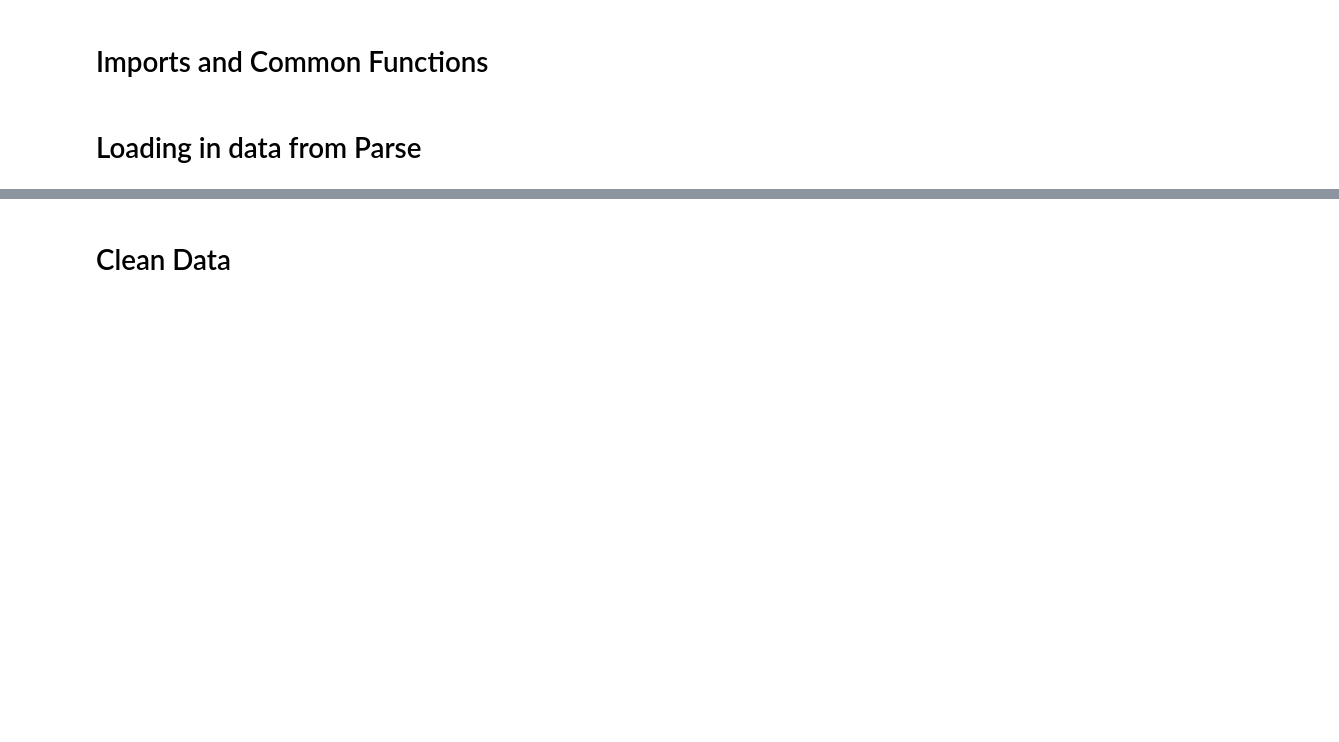
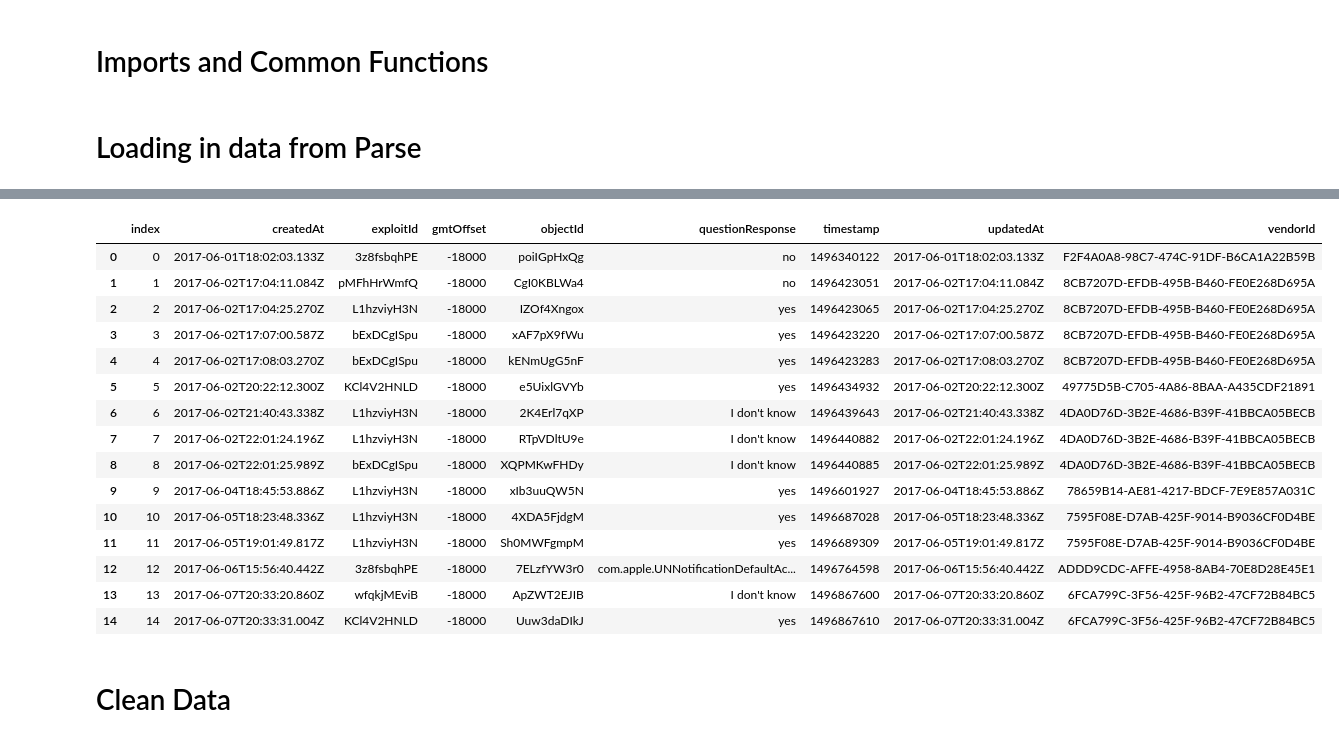
Before and after one commit to NUDelta/les-study-analysis, a Jupyter notebook: expand-exploit-study-analysis.ipynb, the cells around one changed output, grey strips where cells are left out. Cells and saved outputs as stored; diff of their text form; code cells hidden in the pictures; blank space fills up the shorter version.

```diff
--- a/expand-exploit-study-analysis.ipynb
+++ b/expand-exploit-study-analysis.ipynb
@@ -61,3 +63,13 @@ debug_string_cols = ['objectId', 'vendor_id', 'console_string']
 debug['createdAt'] = (pd.to_datetime(debug['createdAt']).astype(np.int64) // 10**9)
 debug['updatedAt'] = (pd.to_datetime(debug['updatedAt']).astype(np.int64) // 10**9)
 debug[debug_string_cols] = debug[debug_string_cols].astype(str)
+# %%
+base_url = 'https://les-expand.herokuapp.com/parse/classes/'
+header = {'X-Parse-Application-Id': 'PkngqKtJygU9WiQ1GXM9eC0a17tKmioKKmpWftYr'}
+data = {'limit': '10000'}
+
+resp = requests.get(base_url + 'exploitNotification', headers=header, data=data)
+exploitNotifications = pd.DataFrame(resp.json()['results'])
+
+resp = requests.get(base_url + 'exploitResponses', headers=header, data=data)
+exploitResponses = pd.DataFrame(resp.json()['results'])
@@ -64,3 +96,22 @@ debug[debug_string_cols] = debug[debug_string_cols].astype(str)
+# %%
+exploitNotifications[exploitNotifications['vendorId'] != kapil_vendor_id]
+# %% [output]
+|  | index | createdAt | exploitId | gmtOffset | objectId | questionResponse | timestamp | updatedAt | vendorId |
+| 0 | 0 | 2017-06-01T18:02:03.133Z | 3z8fsbqhPE | -18000 | poiIGpHxQg | no | 1496340122 | 2017-06-01T18:02:03.133Z | F2F4A0A8-98C7-474C-91DF-B6CA1A22B59B |
+| 1 | 1 | 2017-06-02T17:04:11.084Z | pMFhHrWmfQ | -18000 | CgI0KBLWa4 | no | 1496423051 | 2017-06-02T17:04:11.084Z | 8CB7207D-EFDB-495B-B460-FE0E268D695A |
+| 2 | 2 | 2017-06-02T17:04:25.270Z | L1hzviyH3N | -18000 | IZOf4Xngox | yes | 1496423065 | 2017-06-02T17:04:25.270Z | 8CB7207D-EFDB-495B-B460-FE0E268D695A |
+| 3 | 3 | 2017-06-02T17:07:00.587Z | bExDCgISpu | -18000 | xAF7pX9fWu | yes | 1496423220 | 2017-06-02T17:07:00.587Z | 8CB7207D-EFDB-495B-B460-FE0E268D695A |
+| 4 | 4 | 2017-06-02T17:08:03.270Z | bExDCgISpu | -18000 | kENmUgG5nF | yes | 1496423283 | 2017-06-02T17:08:03.270Z | 8CB7207D-EFDB-495B-B460-FE0E268D695A |
+| 5 | 5 | 2017-06-02T20:22:12.300Z | KCl4V2HNLD | -18000 | e5UixlGVYb | yes | 1496434932 | 2017-06-02T20:22:12.300Z | 49775D5B-C705-4A86-8BAA-A435CDF21891 |
+| 6 | 6 | 2017-06-02T21:40:43.338Z | L1hzviyH3N | -18000 | 2K4Erl7qXP | I don't know | 1496439643 | 2017-06-02T21:40:43.338Z | 4DA0D76D-3B2E-4686-B39F-41BBCA05BECB |
+| 7 | 7 | 2017-06-02T22:01:24.196Z | L1hzviyH3N | -18000 | RTpVDltU9e | I don't know | 1496440882 | 2017-06-02T22:01:24.196Z | 4DA0D76D-3B2E-4686-B39F-41BBCA05BECB |
+| 8 | 8 | 2017-06-02T22:01:25.989Z | bExDCgISpu | -18000 | XQPMKwFHDy | I don't know | 1496440885 | 2017-06-02T22:01:25.989Z | 4DA0D76D-3B2E-4686-B39F-41BBCA05BECB |
+| 9 | 9 | 2017-06-04T18:45:53.886Z | L1hzviyH3N | -18000 | xIb3uuQW5N | yes | 1496601927 | 2017-06-04T18:45:53.886Z | 78659B14-AE81-4217-BDCF-7E9E857A031C |
+| 10 | 10 | 2017-06-05T18:23:48.336Z | L1hzviyH3N | -18000 | 4XDA5FjdgM | yes | 1496687028 | 2017-06-05T18:23:48.336Z | 7595F08E-D7AB-425F-9014-B9036CF0D4BE |
+| 11 | 11 | 2017-06-05T19:01:49.817Z | L1hzviyH3N | -18000 | Sh0MWFgmpM | yes | 1496689309 | 2017-06-05T19:01:49.817Z | 7595F08E-D7AB-425F-9014-B9036CF0D4BE |
+| 12 | 12 | 2017-06-06T15:56:40.442Z | 3z8fsbqhPE | -18000 | 7ELzfYW3r0 | com.apple.UNNotificationDefaultAc... | 1496764598 | 2017-06-06T15:56:40.442Z | ADDD9CDC-AFFE-4958-8AB4-70E8D28E45E1 |
+| 13 | 13 | 2017-06-07T20:33:20.860Z | wfqkjMEviB | -18000 | ApZWT2EJIB | I don't know | 1496867600 | 2017-06-07T20:33:20.860Z | 6FCA799C-3F56-425F-96B2-47CF72B84BC5 |
+| 14 | 14 | 2017-06-07T20:33:31.004Z | KCl4V2HNLD | -18000 | Uuw3daDIkJ | yes | 1496867610 | 2017-06-07T20:33:31.004Z | 6FCA799C-3F56-425F-96B2-47CF72B84BC5 |
 # %% [markdown]
 # Clean Data
 # %%
```
Also changed, not shown: parts of 14 cells of this notebook.
